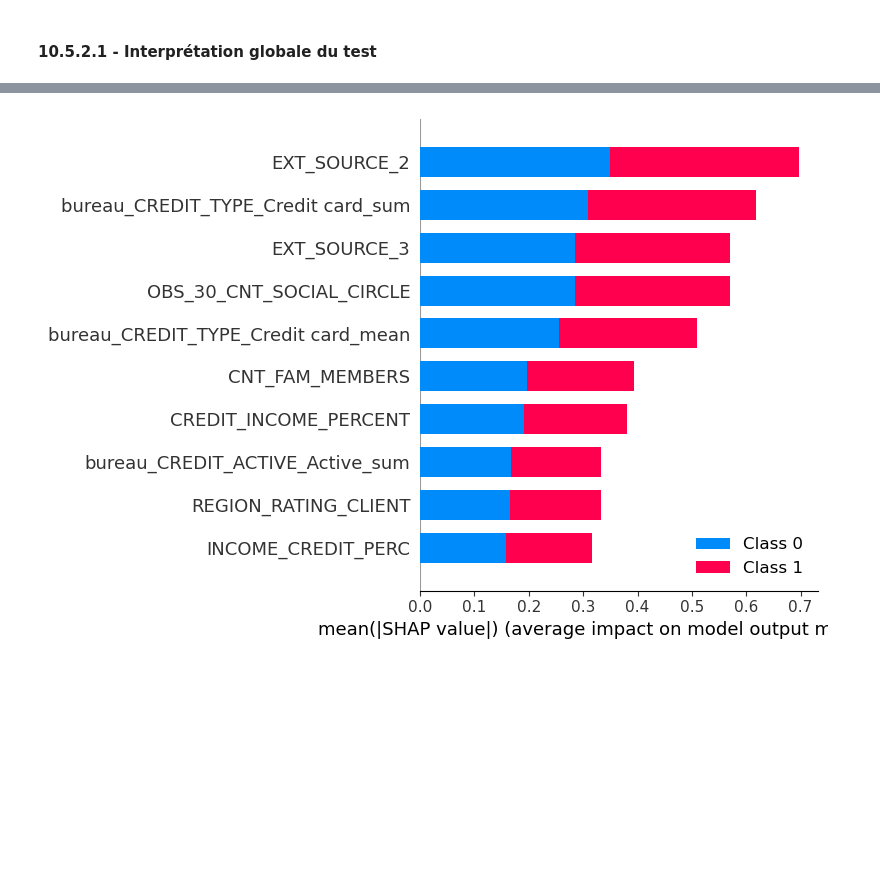
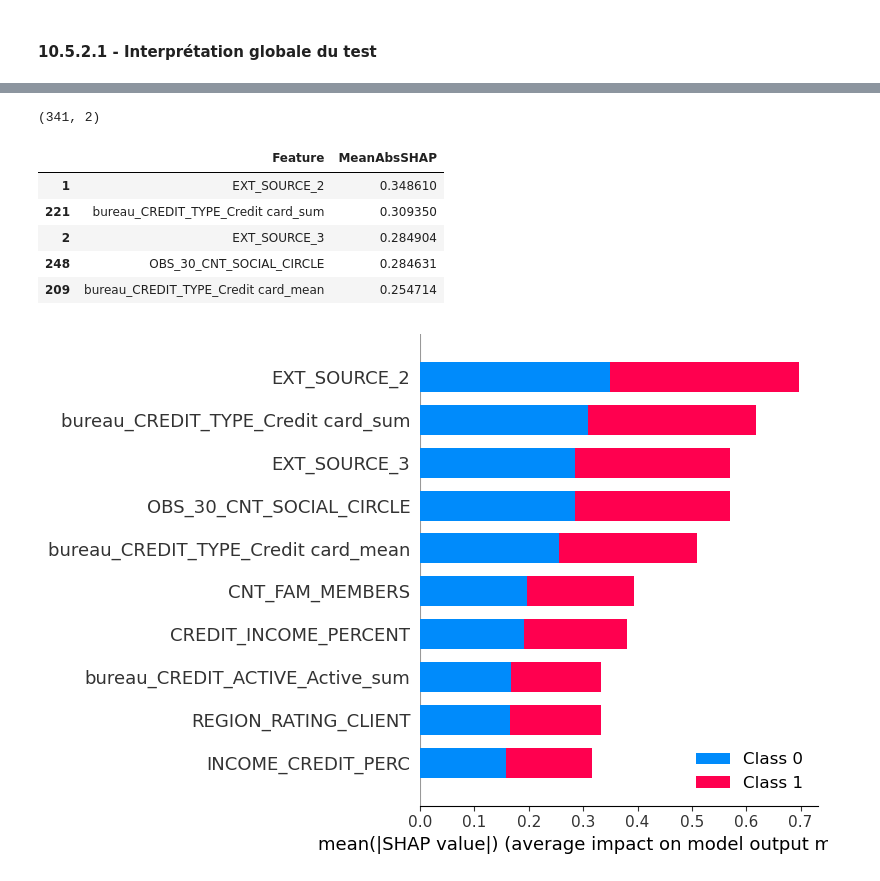
Before and after one commit to Dabele44/credit_scoring_pret_a_depenser, a Jupyter notebook: 05_Nouvelle_modelisation_sans_drift.ipynb, the cells around one changed output, grey strips where cells are left out. Drawn from its saved outputs; the diff is of its cells as text; code cells hidden in the pictures; blank space fills up the shorter version.

Commit message:
creation du dataframe des shap globales

```diff
--- a/05_Nouvelle_modelisation_sans_drift.ipynb
+++ b/05_Nouvelle_modelisation_sans_drift.ipynb
@@ -906,3 +908,12 @@ shap_values = explainer.shap_values(X_val_r)
+# %%
+# Extraction des valeurs SHAP pour la classe positive (classe 1)
+shap_values_class1 = shap_values[1]
+# %%
+# Calcul de la moyenne absolue des valeurs SHAP pour chaque feature
+mean_abs_shap_values = np.mean(np.abs(shap_values_class1), axis=0)
 # %%
-# Création d'un DataFrame à partir des valeurs SHAP
-shap_values_df = pd.DataFrame(shap_values[1], columns=X_val_r.columns)
+# Création d'un DataFrame avec les noms des features et leurs importances moyennes
+global_feature_importance = pd.DataFrame({
+    'Feature': X_val_r.columns,
+    'MeanAbsSHAP': mean_abs_shap_values
+})
@@ -914 +920,4 @@ shap_values_df_reduced = shap_values_df[shap_values_df['SK_ID_CURR'].isin(list_i
+# %%
+# Tri des features par importance décroissante
+global_feature_importance.sort_values(by='MeanAbsSHAP', ascending=False, inplace=True)
 # %%
@@ -917,3 +926,16 @@ shap_values_df_reduced.to_csv('shap_values.csv', index=False)
+# %%
+global_feature_importance.shape
+# %% [output]
+(341, 2)
+# %%
+global_feature_importance.head()
+# %% [output]
+|  | Feature | MeanAbsSHAP |
+| 1 | EXT_SOURCE_2 | 0.348610 |
+| 221 | bureau_CREDIT_TYPE_Credit card_sum | 0.309350 |
+| 2 | EXT_SOURCE_3 | 0.284904 |
+| 248 | OBS_30_CNT_SOCIAL_CIRCLE | 0.284631 |
+| 209 | bureau_CREDIT_TYPE_Credit card_mean | 0.254714 |
 # %%
 # Graphique récapitulatif SHAP pour l'ensemble des données transformées
 shap.summary_plot(shap_values,
```
Also changed, not shown: parts of 4 cells of this notebook.
